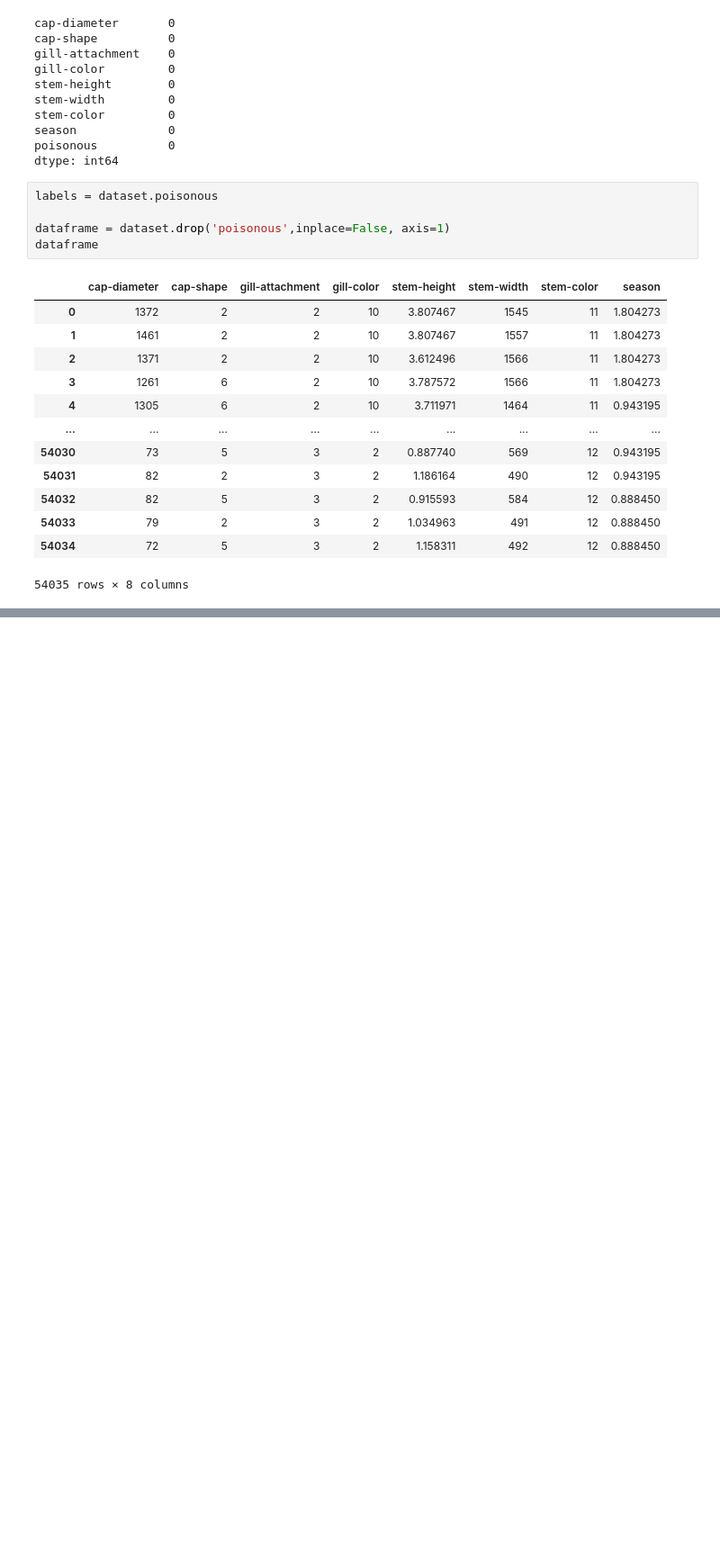
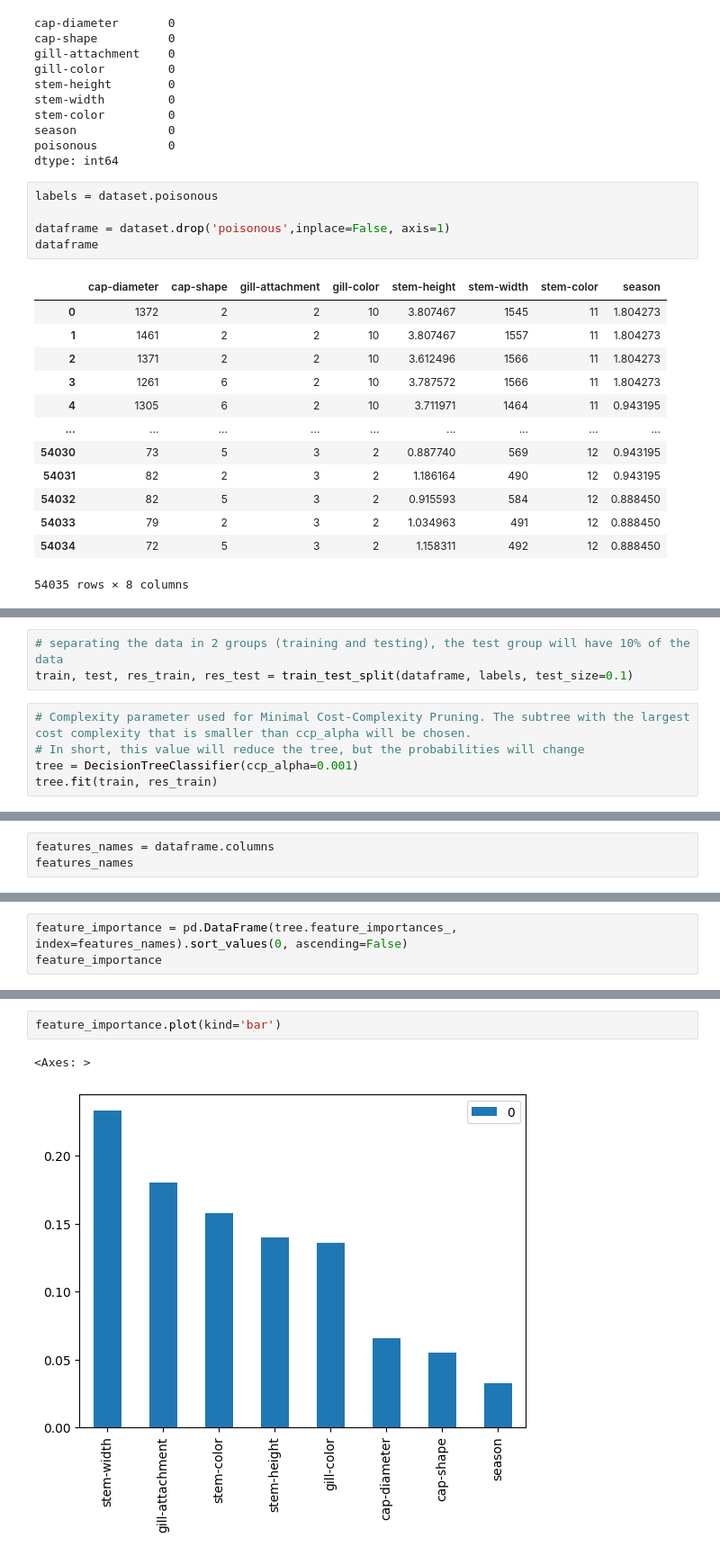
Before and after one commit to iTzFabregas/mushroom-poisoning-detection, a Jupyter notebook: detection.ipynb, the cells around one changed output, grey strips where cells are left out. Shown at 90% size. Saved outputs shown, nothing was run; the diff lists cells and outputs as text; blank space fills up the shorter version.

```diff
--- a/detection.ipynb
+++ b/detection.ipynb
@@ -104,0 +128,8 @@ graph.render('out')
+# %%
+# separating the data in 2 groups (training and testing), the test group will have 10% of the data
+train, test, res_train, res_test = train_test_split(dataframe, labels, test_size=0.1)
+# %%
+# Complexity parameter used for Minimal Cost-Complexity Pruning. The subtree with the largest cost complexity that is smaller than ccp_alpha will be chosen.
+# In short, this value will reduce the tree, but the probabilities will change
+tree = DecisionTreeClassifier(ccp_alpha=0.001)
+tree.fit(train, res_train)
@@ -104,0 +211,3 @@ graph.render('out')
+# %%
+features_names = dataframe.columns
+features_names
@@ -104,0 +218,3 @@ graph.render('out')
+# %%
+feature_importance = pd.DataFrame(tree.feature_importances_, index=features_names).sort_values(0, ascending=False)
+feature_importance
@@ -104,0 +231,5 @@ graph.render('out')
+# %%
+feature_importance.plot(kind='bar')
+# %% [output]
+<Axes: >
+[figure, added]
```
Also changed, not shown: parts of 23 cells of this notebook, 5 other files.
